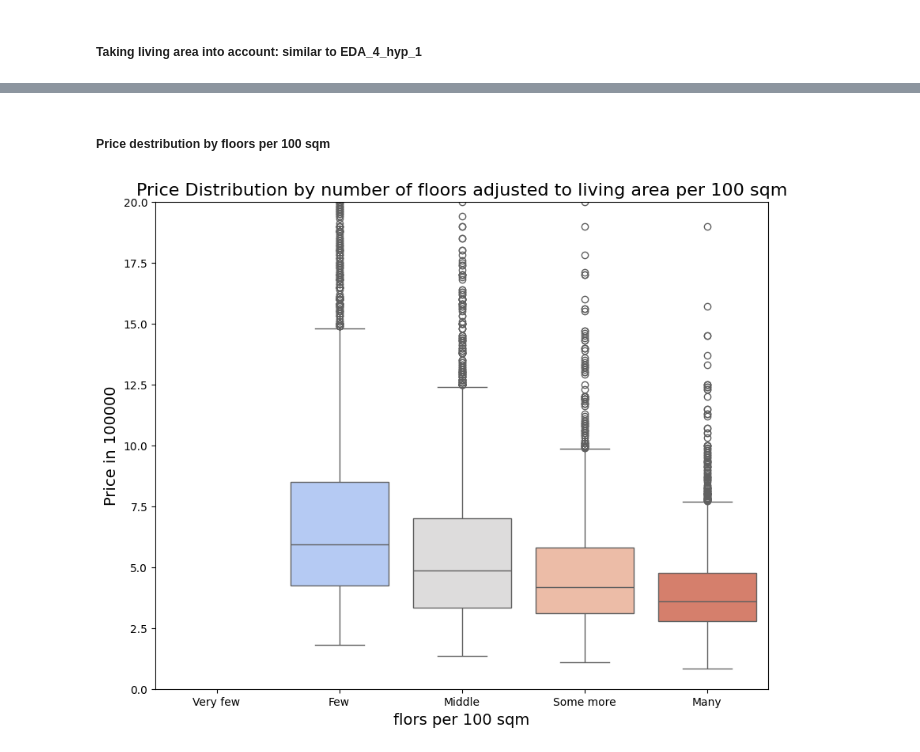
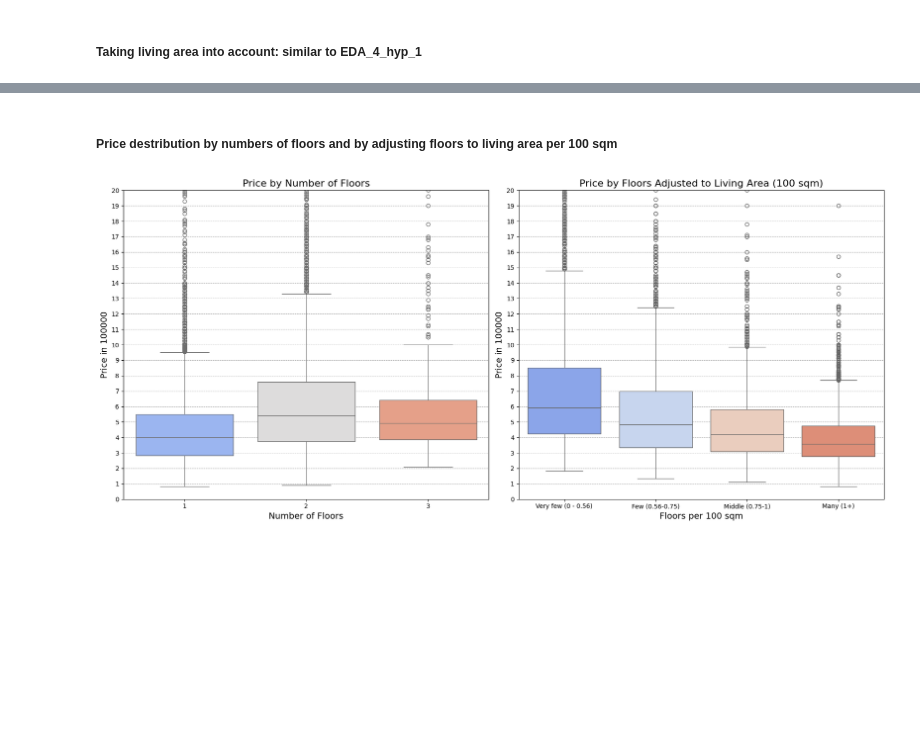
Before and after one commit to Paul-Spiced/EDA_Paul, a Jupyter notebook: commands/EDA _6_expl_hyp_3.ipynb, the cells around one changed output, grey strips where cells are left out. Drawn from its saved outputs; the diff is of its cells as text; code cells hidden in the pictures; blank space fills up the shorter version.

Commit message:
adjusting plots

```diff
--- a/commands/EDA _6_expl_hyp_3.ipynb
+++ b/commands/EDA _6_expl_hyp_3.ipynb
@@ -14,3 +14,6 @@ df_eda = df_eda.drop(df_eda.columns[0], axis=1)
 df_eda.head()
 # %% [markdown]
 ##### Floors adusted to living area
+# %%
+df_eda["sqmeter_living"] = df_eda["sqft_living"] * 0.092903
+df_eda['sqmeter_living'].describe()
@@ -29,7 +41,7 @@ new_column_names = {
     'floors': 'Number of floors',
     'price': 'Price',
     'yr_built': 'Year house being built',
-    'floors_livmeter': 'Fllors in relation to living area',
+    'floors_livmeter': 'Floors in relation to living area',
 
 }
 
@@ -85,26 +88,51 @@ sns.scatterplot(data=df_eda, x='Year house being built', y='Price',
 # %%
-# Define bins and labels
-bins = [0, 0.15, 0.56, 0.75, 1, float('inf')]
-labels = ['Very few', 'Few', 'Middle', 'Some more' , 'Many']
+# Define bins accroding to destribution and labels
+df_eda["Floors in relation to living area"].describe()
+bins = [0, 0.56, 0.75, 1, float('inf')]
+labels = ['Very few (0 - 0.56)', 'Few (0.56-0.75)', 'Middle (0.75-1)', 'Many (1+)']
 # Apply pd.cut to bin the data
-df_eda['floors_100'] = pd.cut(df_eda['Fllors in relation to living area'], bins=bins, labels=labels)
+df_eda['floors_100'] = pd.cut(df_eda['Floors in relation to living area'], bins=bins, labels=labels)
 # %% [markdown]
-##### Price destribution by floors per 100 sqm
+##### Price destribution by numbers of floors and by adjusting floors to living area per 100 sqm
-# %%
-plt.figure(figsize=(10, 8), dpi=100)
-sns.boxplot(
-    x='floors_100',  # Binned categories
-    y='Price',                # Variable to plot
-    data=df_eda,              # Data source
-    palette='coolwarm'        # Color palette for the boxplot
-)
-
-# Adding labels and title
-plt.title('Price Distribution by number of floors adjusted to living area per 100 sqm', fontsize=16)  # Title with larger font size
-plt.xlabel('flors per 100 sqm', fontsize=14)              # X-axis label
-plt.ylabel('Price in 100000', fontsize=14)                                       # Y-axis label
-
-plt.ylim(0, 20)
-plt.show()  # Display the boxplot
-# %% [output]
-[figure, removed]
+# %%
+fig, axes = plt.subplots(1, 2, figsize=(18, 8), dpi=100)  # 1 row, 2 columns of plots
+sns.boxplot(
+    x='Number of floors',  # Binned categories
+    y='Price',             # Variable to plot
+    data=df_eda,           # Data source
+    palette='coolwarm',    # Color palette for the boxplot
+    ax=axes[0]             # Place this plot in the first subplot
+)
+
+# Define finer ticks for y-axis (e.g., intervals of 0.5)
+y_ticks = np.arange(0, 20.5, 1)
+# Adding labels and title to the first boxplot
+axes[0].set_title('Price by Number of Floors', fontsize=16)
+axes[0].set_xlabel('Number of Floors', fontsize=14)
+axes[0].set_ylabel('Price in 100000', fontsize=14)
+axes[0].set_ylim(0, 20)
+axes[0].set_yticks(y_ticks)  # Set finer ticks for the y-axis
+axes[0].grid(True, which='both', axis='y', linestyle='--', linewidth=0.7)  # Finer grid on y-axis
+
+# Second boxplot (Price Distribution by floors adjusted to living area)
+sns.boxplot(
+    x='floors_100',        # Binned categories
+    y='Price',             # Variable to plot
+    data=df_eda,           # Data source
+    palette='coolwarm',    # Color palette for the boxplot
+    ax=axes[1]             # Place this plot in the second subplot
+)
+# Adding labels and title to the second boxplot
+axes[1].set_title('Price by Floors Adjusted to Living Area (100 sqm)', fontsize=16)
+axes[1].set_xlabel('Floors per 100 sqm', fontsize=14)
+axes[1].set_ylabel('Price in 100000', fontsize=14)
+axes[1].set_ylim(0, 20)
+axes[1].set_yticks(y_ticks)  # Set finer ticks for the y-axis
+axes[1].grid(True, which='both', axis='y', linestyle='--', linewidth=0.7)  # Finer grid on y-axis
+
+# Adjust layout for better spacing
+plt.tight_layout()
+
+# Display the combined figure
+# %% [output]
+[figure, added]
```
Also changed, not shown: parts of 7 cells of this notebook, 3 other files.
